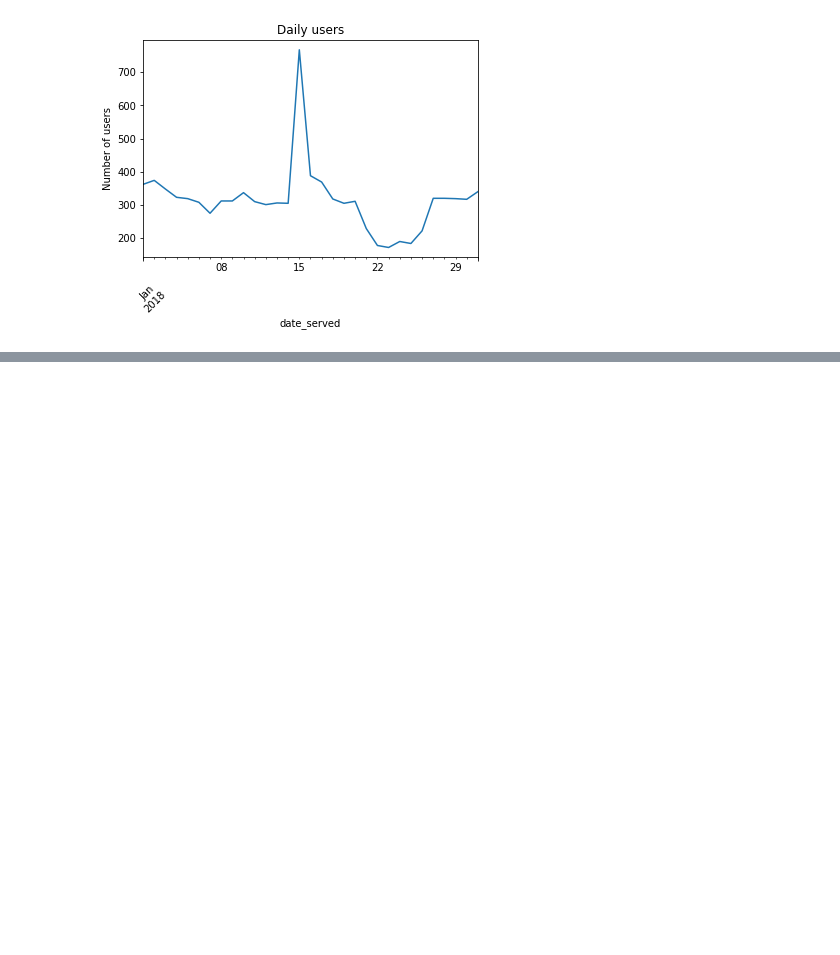
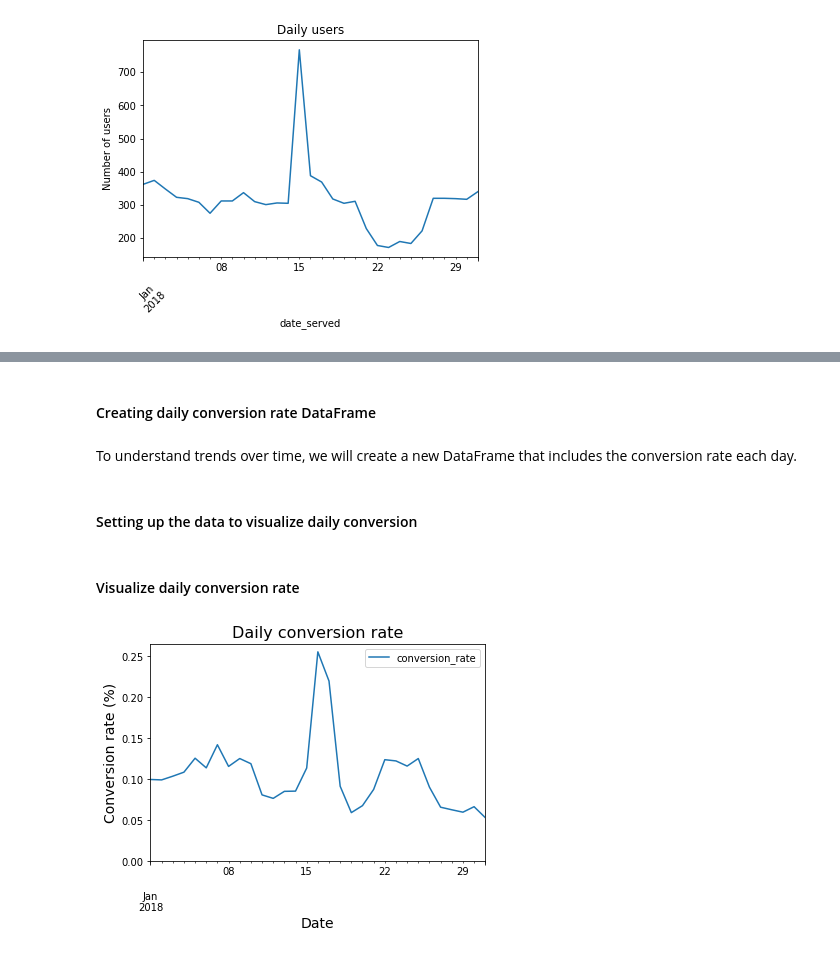
Before and after one commit to elguneminov/data_science_projects_I, a Jupyter notebook: Analyzing Marketing Campaigns with Pandas/Analyzing Marketing Campaigns with pandas - notebook.ipynb, the cells around one changed output, grey strips where cells are left out. Cells and saved outputs as stored; diff of their text form; code cells hidden in the pictures; blank space fills up the shorter version.

```diff
--- a/Analyzing Marketing Campaigns with Pandas/Analyzing Marketing Campaigns with pandas - notebook.ipynb
+++ b/Analyzing Marketing Campaigns with Pandas/Analyzing Marketing Campaigns with pandas - notebook.ipynb
@@ -157,0 +282,38 @@ plt.show()
+# %% [markdown]
+#### Creating daily conversion rate DataFrame
+# %% [markdown]
+To understand trends over time, we will create a new DataFrame that includes the conversion rate each day.
+# %%
+# Group by date_served and count unique users
+total = marketing.groupby(['date_served'])['user_id'].nunique()
+
+# Group by date_served and calculate subscribers
+subscribers = marketing[marketing['converted'] == True].groupby(['date_served'])['user_id'].nunique()
+
+# Calculate the conversion rate for all languages
+daily_conversion_rate = subscribers/total
+# %% [markdown]
+#### Setting up the data to visualize daily conversion
+# %%
+# Reset index to turn the results into a DataFrame
+daily_conversion_rate = pd.DataFrame(daily_conversion_rate.reset_index(0))
+
+# Rename columns
+daily_conversion_rate.columns = ['date_served', 'conversion_rate']
+# %% [markdown]
+#### Visualize daily conversion rate
+# %%
+# Create a line chart using daily_conversion_rate DataFrame
+daily_conversion_rate.plot('date_served', 'conversion_rate')
+
+plt.title('Daily conversion rate', size = 16)
+plt.ylabel('Conversion rate (%)', size = 14)
+plt.xlabel('Date', size = 14)
+
+# Set the y-axis to begin at 0
+plt.ylim(0)
+
+# Display the plot
+plt.show()
+# %% [output]
+[figure, added]
```
Also changed, not shown: parts of 57 cells of this notebook.
